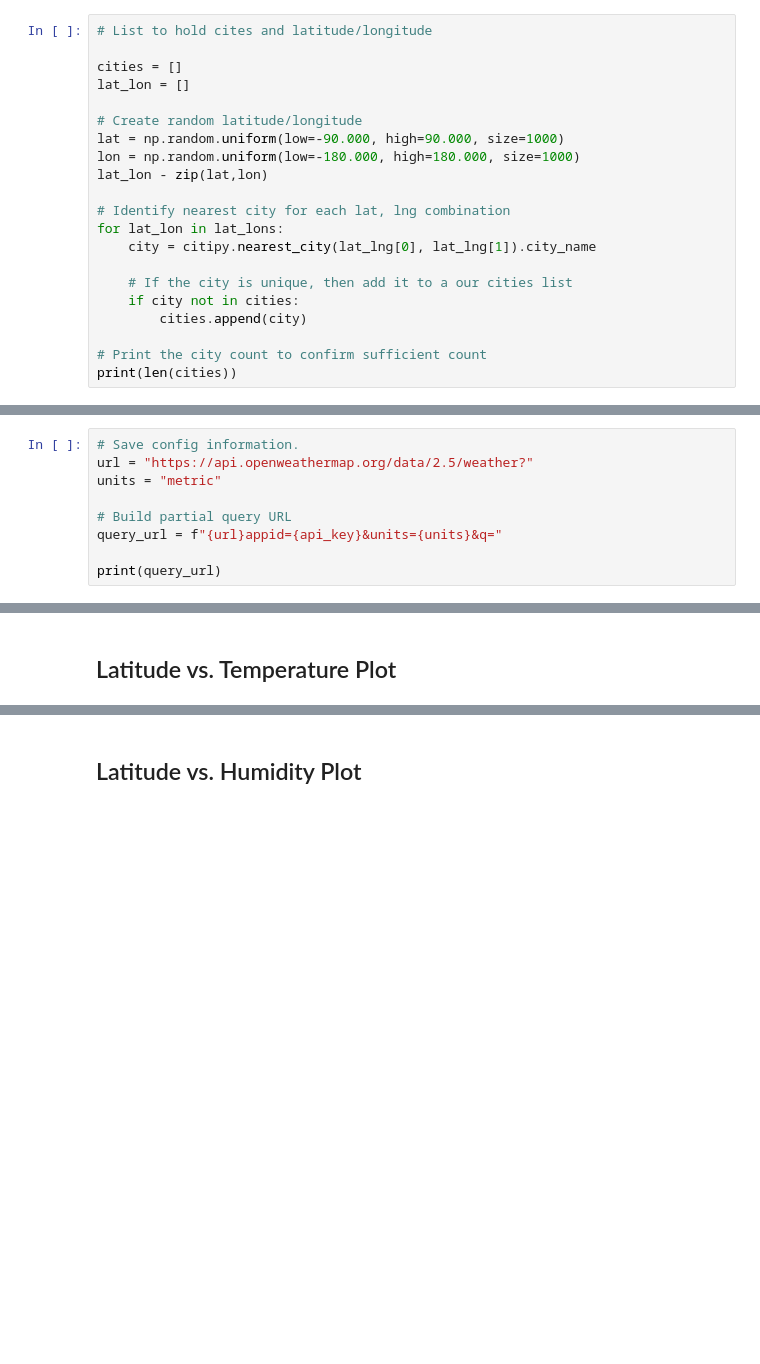
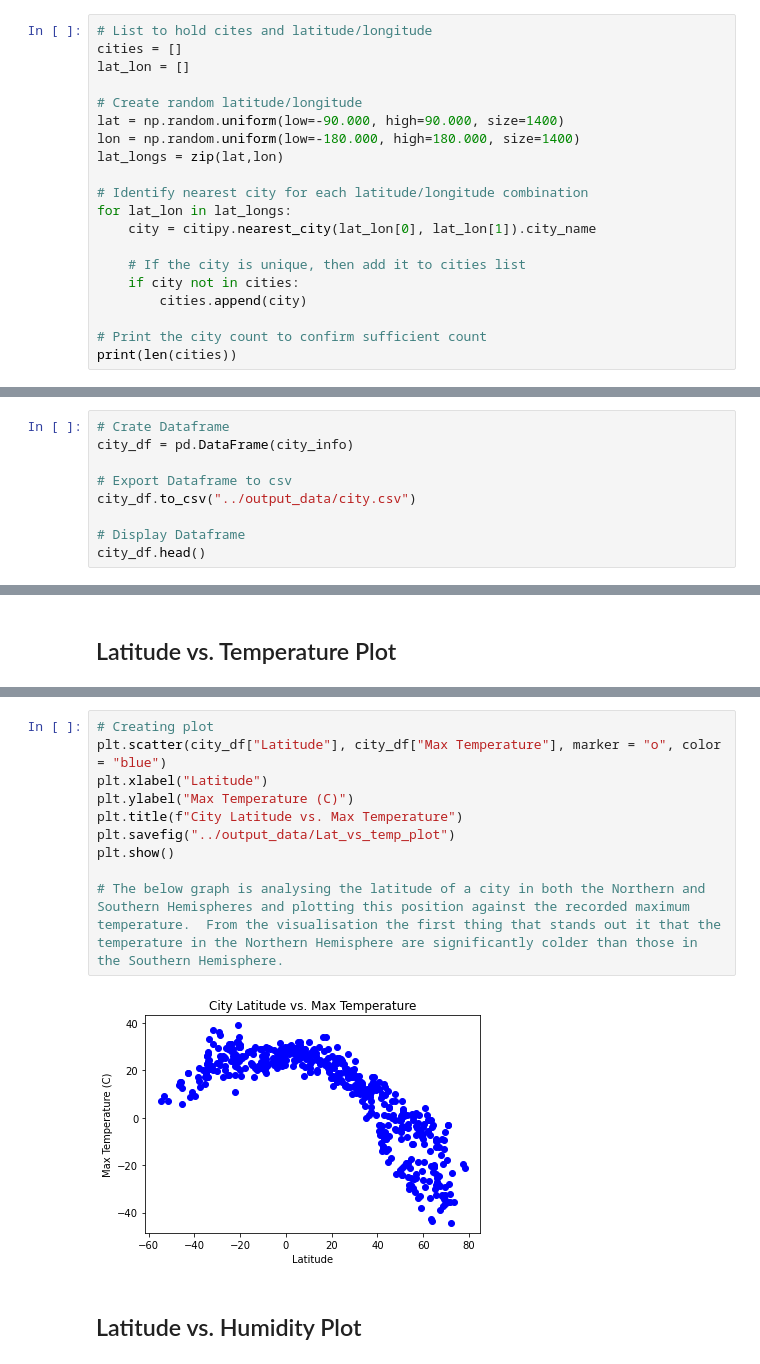
Before and after one commit to Sprettle/python-api-challenge, a Jupyter notebook: WeatherPy/WeatherPy.ipynb, the cells around one changed output, grey strips where cells are left out. Drawn from its saved outputs; the diff is of its cells as text; blank space fills up the shorter version.

Commit message:
Final Data

```diff
--- a/WeatherPy/WeatherPy.ipynb
+++ b/WeatherPy/WeatherPy.ipynb
@@ -27,20 +26,19 @@ ImportError: cannot import name 'api_key' from 'api_keys' (c:\Users\k_bur\python
 ## Generate Cities List
 # %%
 # List to hold cites and latitude/longitude
-
 cities = []
 lat_lon = []
 
 # Create random latitude/longitude
-lat = np.random.uniform(low=-90.000, high=90.000, size=1000)
-lon = np.random.uniform(low=-180.000, high=180.000, size=1000)
-lat_lon - zip(lat,lon)
+lat = np.random.uniform(low=-90.000, high=90.000, size=1400)
+lon = np.random.uniform(low=-180.000, high=180.000, size=1400)
+lat_longs = zip(lat,lon)
 
-# Identify nearest city for each lat, lng combination
-for lat_lon in lat_lons:
-    city = citipy.nearest_city(lat_lng[0], lat_lng[1]).city_name
+# Identify nearest city for each latitude/longitude combination
+for lat_lon in lat_longs:
+    city = citipy.nearest_city(lat_lon[0], lat_lon[1]).city_name
 
-    # If the city is unique, then add it to a our cities list
+    # If the city is unique, then add it to cities list
     if city not in cities:
         cities.append(city)
 
@@ -52,12 +50,3 @@ print(len(cities))
 ### Perform API Calls
 * Perform a weather check on each city using a series of successive API calls.
 * Include a print log of each city as it'sbeing processed (with the city number and city name).
-# %%
-# Save config information.
-url = "https://api.openweathermap.org/data/2.5/weather?"
-units = "metric"
-
-# Build partial query URL
-query_url = f"{url}appid={api_key}&units={units}&q="
-
-print(query_url)
@@ -119,0 +118,9 @@ Data Retrieval Complete
+# %%
+# Crate Dataframe
+city_df = pd.DataFrame(city_info)
+
+# Export Dataframe to csv
+city_df.to_csv("../output_data/city.csv")
+
+# Display Dataframe
+city_df.head()
@@ -158,2 +161,14 @@ Int64Index([], dtype='int64')
+# %%
+# Creating plot
+plt.scatter(city_df["Latitude"], city_df["Max Temperature"], marker = "o", color = "blue")
+plt.xlabel("Latitude")
+plt.ylabel("Max Temperature (C)")
+plt.title(f"City Latitude vs. Max Temperature")
+plt.savefig("../output_data/Lat_vs_temp_plot")
+plt.show()
+
+# The below graph is analysing the latitude of a city in both the Northern and Southern Hemispheres and plotting this position against the recorded maximum temperature.  From the visualisation the first thing that stands out it that the temperature in the Northern Hemisphere are significantly colder than those in the Southern Hemisphere.
+# %% [output]
+[figure, added]
 # %% [markdown]
 ## Latitude vs. Humidity Plot
```
Also changed, not shown: parts of 36 cells of this notebook, 9 other files.
